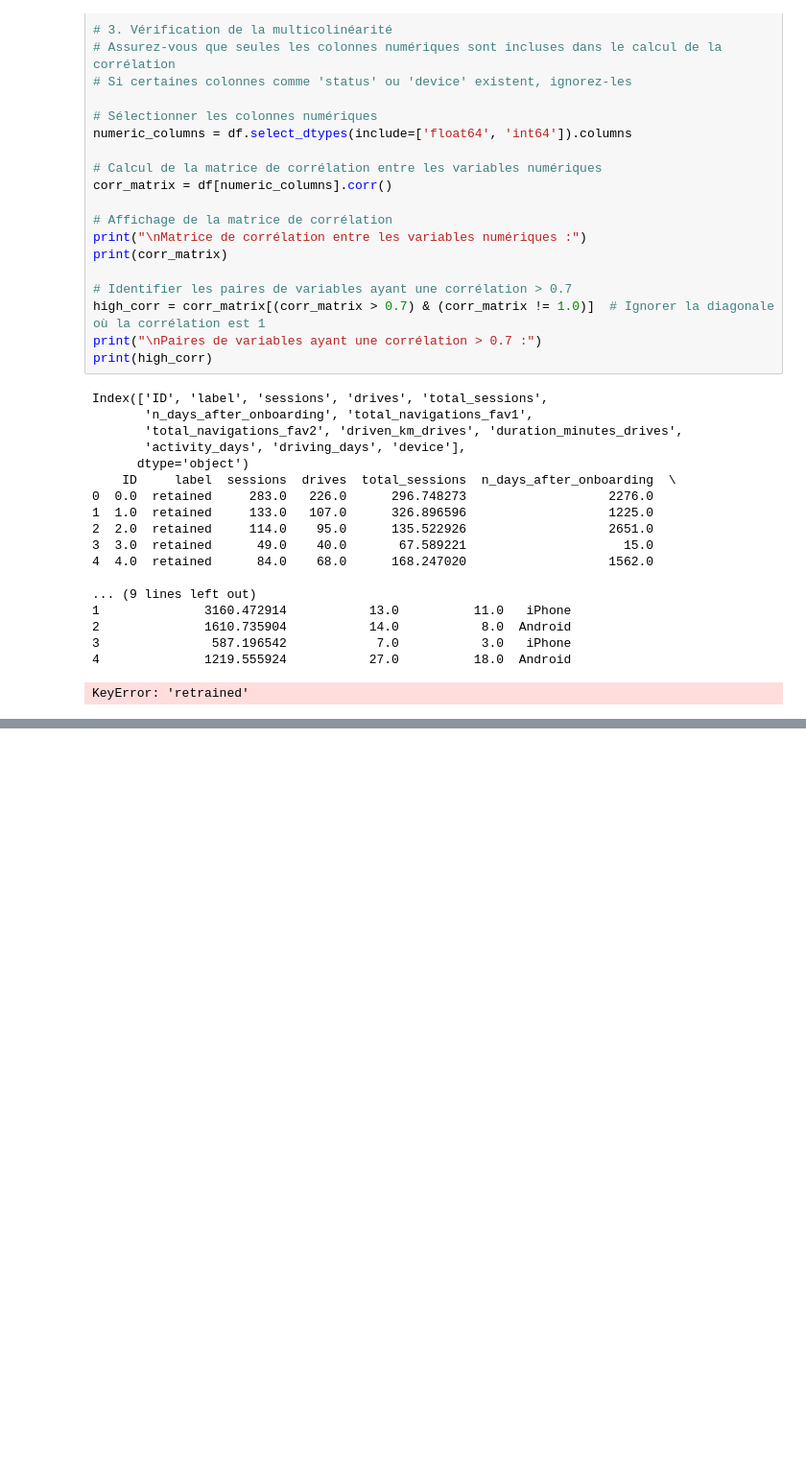
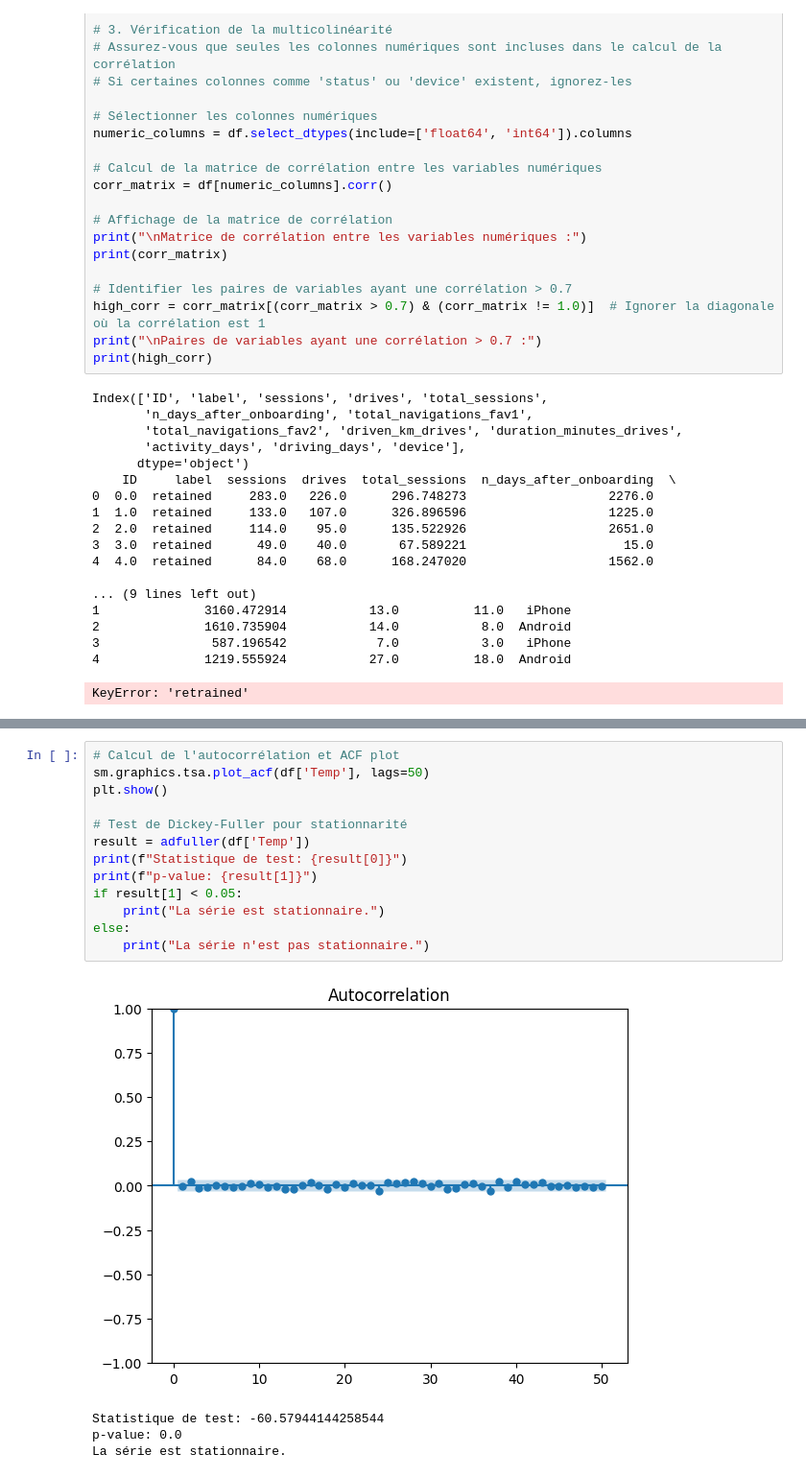
Before and after one commit to hadil56165M/hadil56165M, a Jupyter notebook: fullpack_ia_module_1.ipynb, the cells around one changed output, grey strips where cells are left out. Shown at 96% size. Drawn from its saved outputs; the diff is of its cells as text; blank space fills up the shorter version.

```diff
--- a/fullpack_ia_module_1.ipynb
+++ b/fullpack_ia_module_1.ipynb
@@ -377,0 +395,18 @@ TypeError: Cannot convert ['20.7' '17.9' '18.8' ... '13.5' '15.7' '13'] to numer
+# %%
+# Calcul de l'autocorrélation et ACF plot
+sm.graphics.tsa.plot_acf(df['Temp'], lags=50)
+plt.show()
+
+# Test de Dickey-Fuller pour stationnarité
+result = adfuller(df['Temp'])
+print(f"Statistique de test: {result[0]}")
+print(f"p-value: {result[1]}")
+if result[1] < 0.05:
+    print("La série est stationnaire.")
+else:
+    print("La série n'est pas stationnaire.")
+# %% [output]
+[figure, added]
+Statistique de test: -60.57944144258544
+p-value: 0.0
+La série est stationnaire.
```
Also changed, not shown: parts of 4 cells of this notebook.
